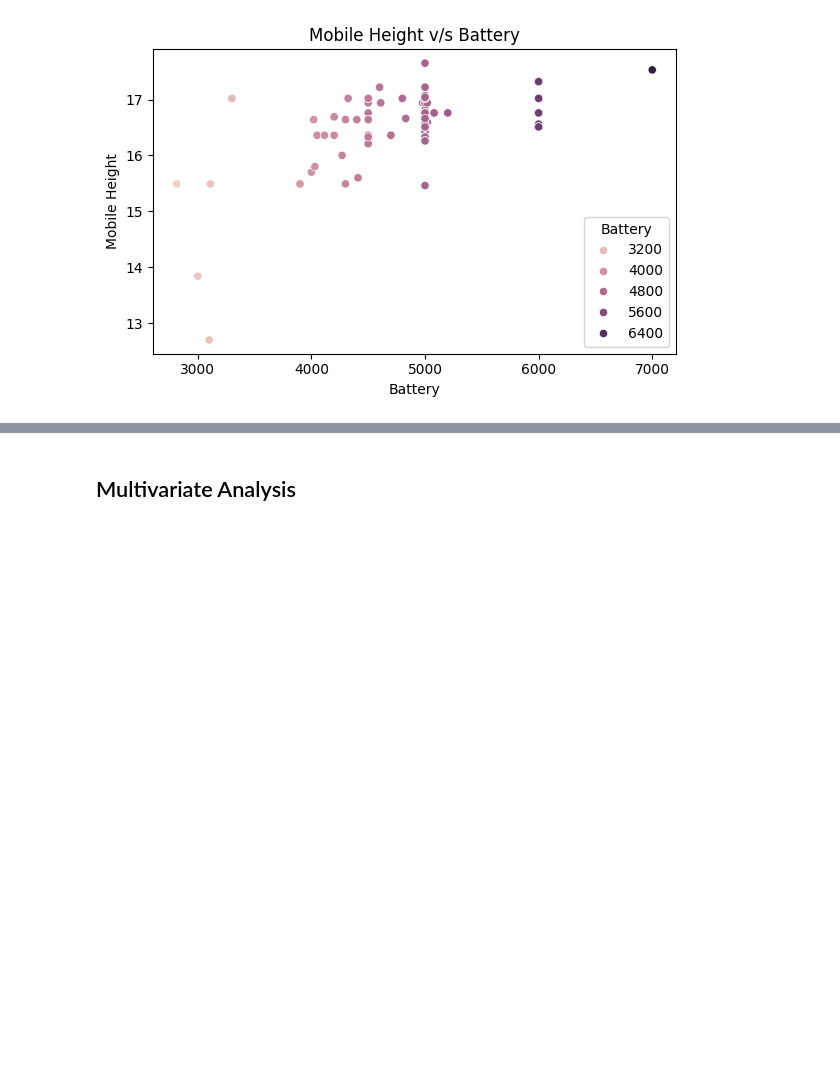
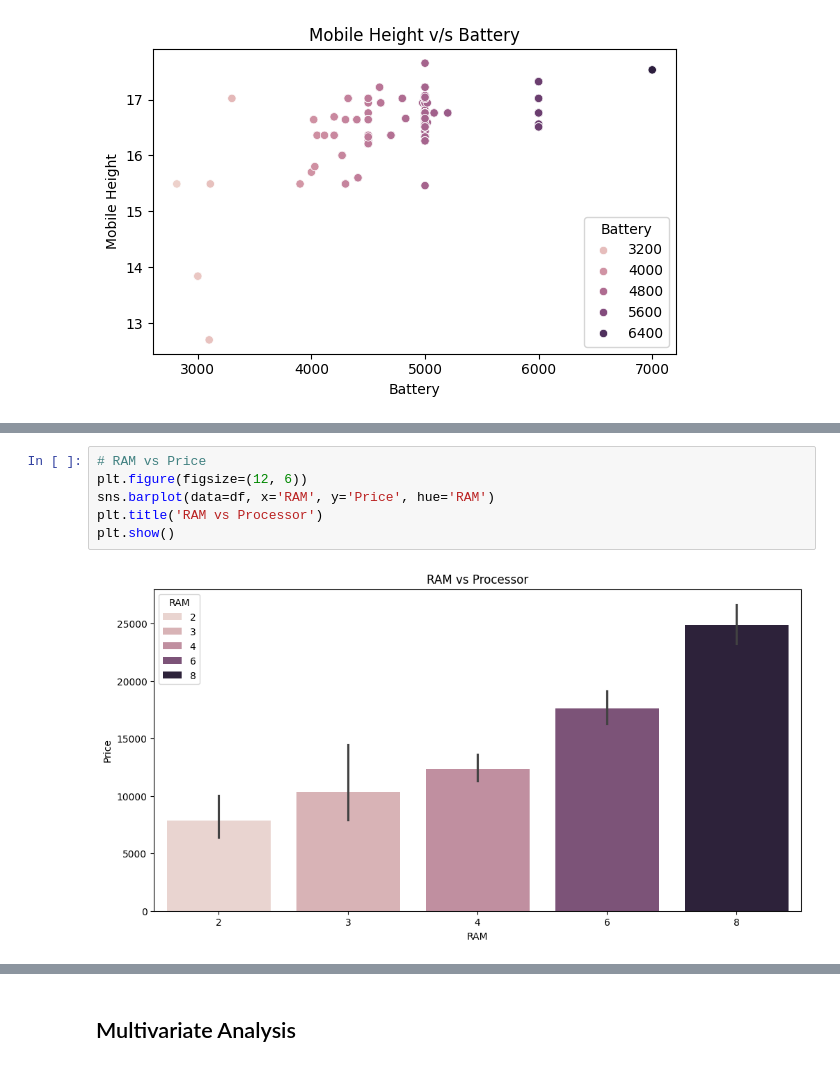
Before and after one commit to sanskar127/project4-nhis, a Jupyter notebook: analysis.ipynb, the cells around one changed output, grey strips where cells are left out. Saved outputs shown, nothing was run; the diff lists cells and outputs as text; blank space fills up the shorter version.

```diff
--- a/analysis.ipynb
+++ b/analysis.ipynb
@@ -455 +454,9 @@ plt.show()
+# %%
+# RAM vs Price
+plt.figure(figsize=(12, 6))
+sns.barplot(data=df, x='RAM', y='Price', hue='RAM')
+plt.title('RAM vs Processor')
+plt.show()
+# %% [output]
+[figure, added]
 # %%
```
Also changed, not shown: parts of 14 cells of this notebook.
